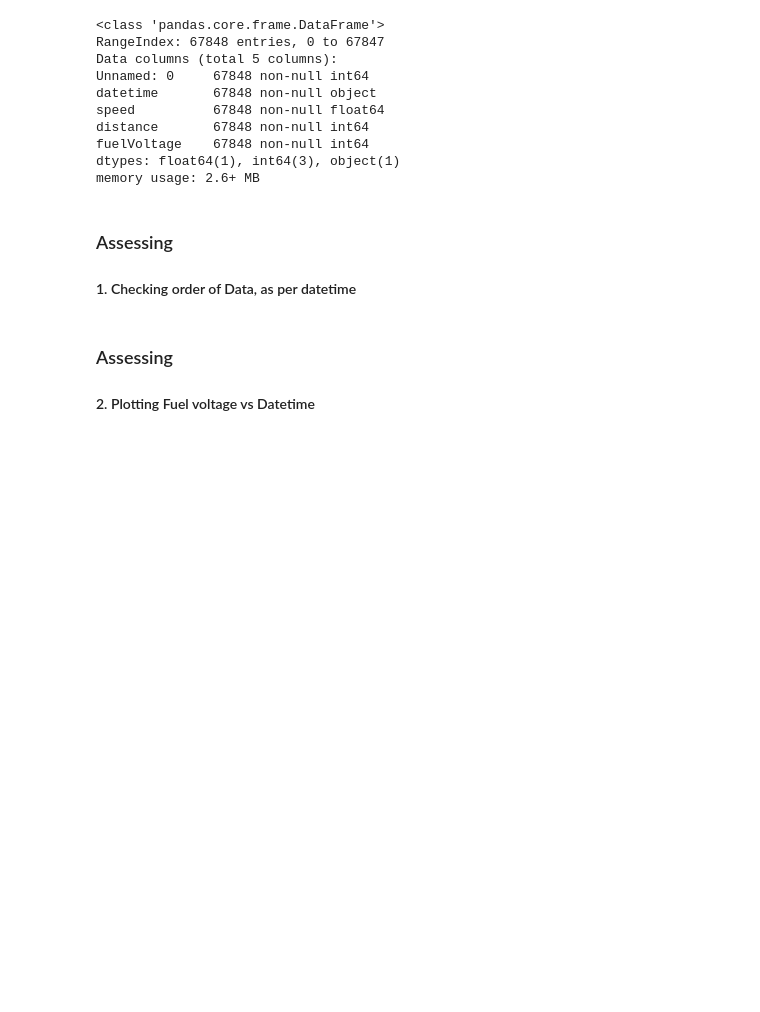
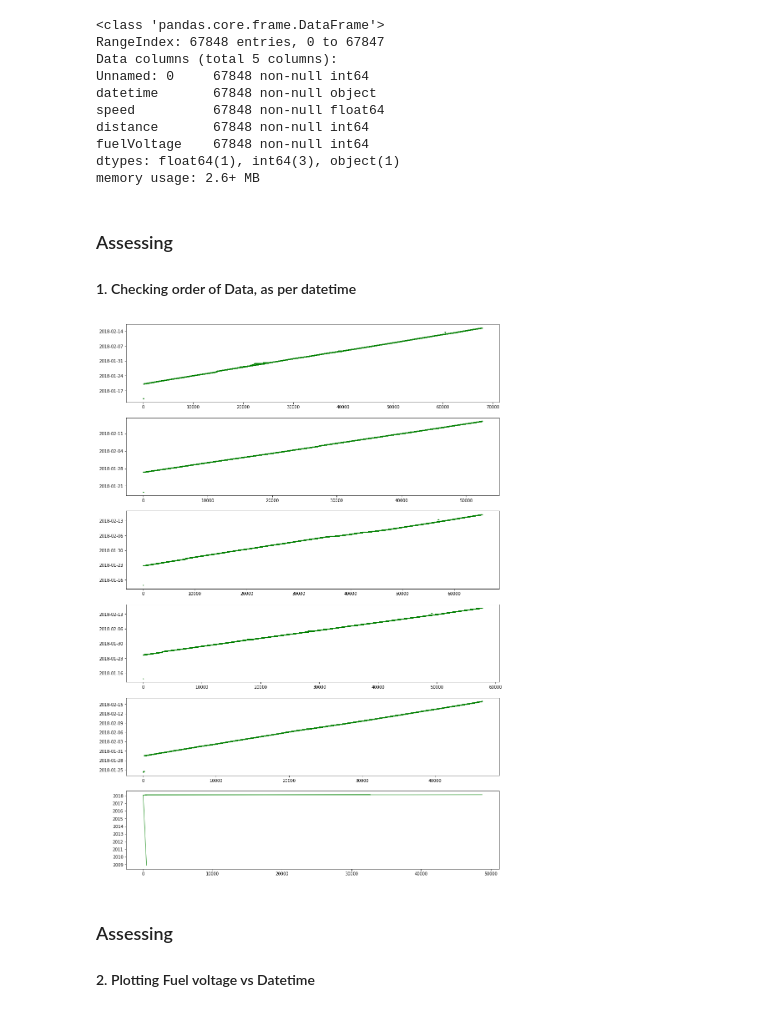
Before and after one commit to manjeet87/Signal_Analysis_UsingPython, a Jupyter notebook: Loconav/Fuel Data Analysis- F2.ipynb, the cells around one changed output. Cells and saved outputs as stored; diff of their text form; code cells hidden in the pictures; blank space fills up the shorter version.

```diff
--- a/Loconav/Fuel Data Analysis- F2.ipynb
+++ b/Loconav/Fuel Data Analysis- F2.ipynb
@@ -59,22 +43,24 @@ df6.datetime = df6.datetime.apply(lambda x: datetime.datetime.strptime(str(x), "
 # %%
 plt.rcParams['figure.figsize'] = [16,24]
 plt.subplot(6,1,1)
 plt.plot(df1.index, df1.datetime, 'g.', markersize = 1, linewidth = 1);
 
 plt.subplot(6,1,2)
 plt.plot(df2.index, df2.datetime, 'g.', markersize = 1, linewidth = 1);
 
 plt.subplot(6,1,3)
 plt.plot(df3.index, df3.datetime, 'g.', markersize = 1, linewidth = 1);
 
 plt.subplot(6,1,4)
 plt.plot(df4.index, df4.datetime, 'g.', markersize = 1, linewidth = 1);
 
 plt.subplot(6,1,5)
 plt.plot(df5.index, df5.datetime, 'g.', markersize = 1, linewidth = 1);
 
 plt.subplot(6,1,6)
-plt.plot(df6.index, df6.datetime, 'g.', markersize = 1, linewidth = 1);
+plt.plot(df6.index, df6.datetime, 'g-', markersize = 1, linewidth = 1);
+# %% [output]
+[figure, added]
 # %% [markdown]
 ### Assessing
 #### 2. Plotting Fuel voltage vs Datetime
```
Also changed, not shown: parts of 19 cells of this notebook, 1 other file.
